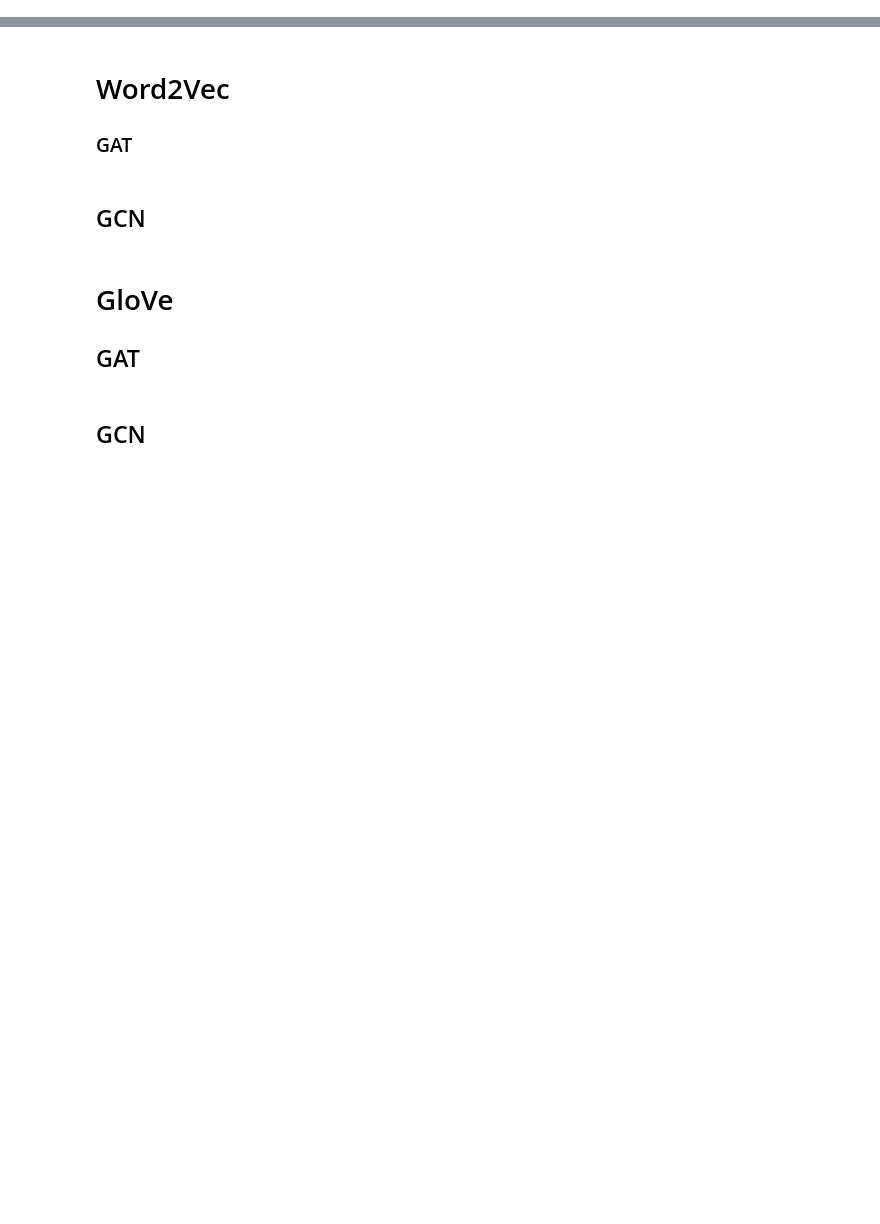
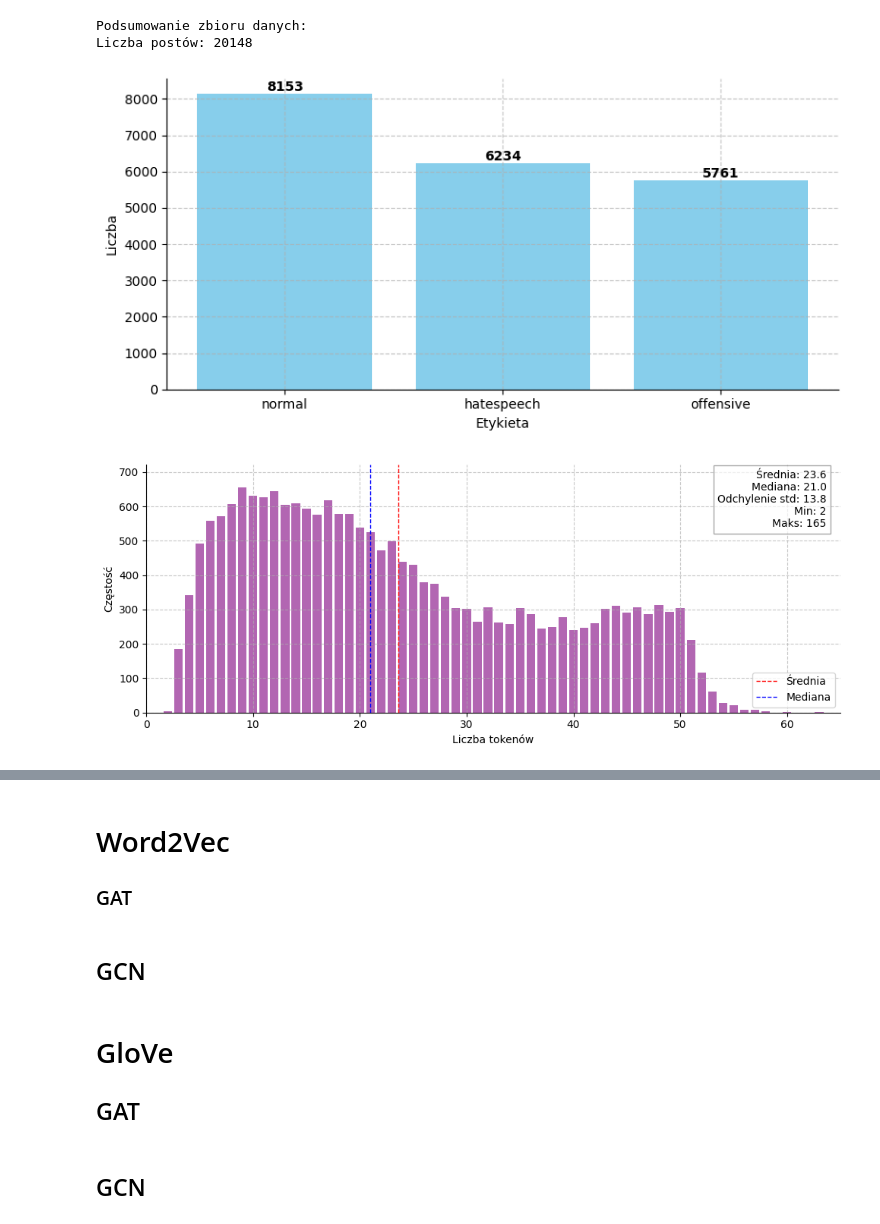
Before and after one commit to kacper651/gnn-hate-speech-detection, a Jupyter notebook: notebooks/train.ipynb, the cells around one changed output, grey strips where cells are left out. Drawn from its saved outputs; the diff is of its cells as text; code cells hidden in the pictures; blank space fills up the shorter version.

Commit message:
add method to produce plots, add plots

```diff
--- a/notebooks/train.ipynb
+++ b/notebooks/train.ipynb
@@ -101,7 +117,13 @@ print(f"Liczba postów: {len(raw_data)}")
 
 plt.figure(figsize=(8, 4))
 bars = plt.bar(label_counter.keys(), label_counter.values(), color="skyblue")
-plt.title("Rozkład etykiet")
+
+plt.gca().spines['top'].set_visible(False)
+plt.gca().spines['right'].set_visible(False)
+
+plt.grid(axis='y', linestyle='--', alpha=0.7)
+plt.grid(axis='x', linestyle='--', alpha=0.7)
+
 plt.xlabel("Etykieta")
 plt.ylabel("Liczba")
 plt.tight_layout()
@@ -118,45 +140,58 @@ for bar in bars:
         fontweight="bold"
     )
 
-plt.savefig("../output/plots/label_distribution.eps", format='eps')
+plt.savefig("../output/plots/label_distribution.pdf", format='pdf')
 plt.show()
 
 plt.figure(figsize=(10, 4))
 u, c = np.unique(post_lengths, return_counts=True)
 plt.bar(u, c, color="purple", alpha=0.6)
-plt.title("Rozkład długości postów")
 plt.xlabel("Liczba tokenów")
 plt.ylabel("Częstość")
+
+plt.gca().spines['top'].set_visible(False)
+plt.gca().spines['right'].set_visible(False)
+
+plt.grid(axis='y', linestyle='--', alpha=0.7)
+plt.grid(axis='x', linestyle='--', alpha=0.7)
 
 mean_val = np.mean(post_lengths)
 median_val = np.median(post_lengths)
 std_val = np.std(post_lengths)
 min_val = np.min(post_lengths)
 max_val = np.max(post_lengths)
+
+plt.ylim(0, max(c) * 1.1)
+plt.xlim(0, 65)
 
 plt.axvline(mean_val, color="red", linestyle="dashed", linewidth=1, label=f"Średnia")
 plt.axvline(median_val, color="blue", linestyle="dashed", linewidth=1, label=f"Mediana")
 
 stats_text = (
     f"Średnia: {mean_val:.1f}\n"
     f"Mediana: {median_val:.1f}\n"
     f"Odchylenie std: {std_val:.1f}\n"
     f"Min: {min_val}\n"
     f"Maks: {max_val}"
 )
 plt.gca().text(
     0.98, 0.98, stats_text,
     transform=plt.gca().transAxes,
     fontsize=10,
     verticalalignment='top',
     horizontalalignment='right',
     bbox=dict(facecolor='white', alpha=0.7, edgecolor='gray')
 )
 
 plt.legend()
 plt.tight_layout()
-plt.savefig("../output/plots/post_length_distribution.eps", format='eps')
+plt.savefig("../output/plots/post_length_distribution.pdf", format='pdf')
 plt.show()
+# %% [output]
+Podsumowanie zbioru danych:
+Liczba postów: 20148
+[figure, added]
+[figure, added]
 # %%
 from sklearn.preprocessing import LabelEncoder
 
```
Also changed, not shown: parts of 30 cells of this notebook, 22 other files.
